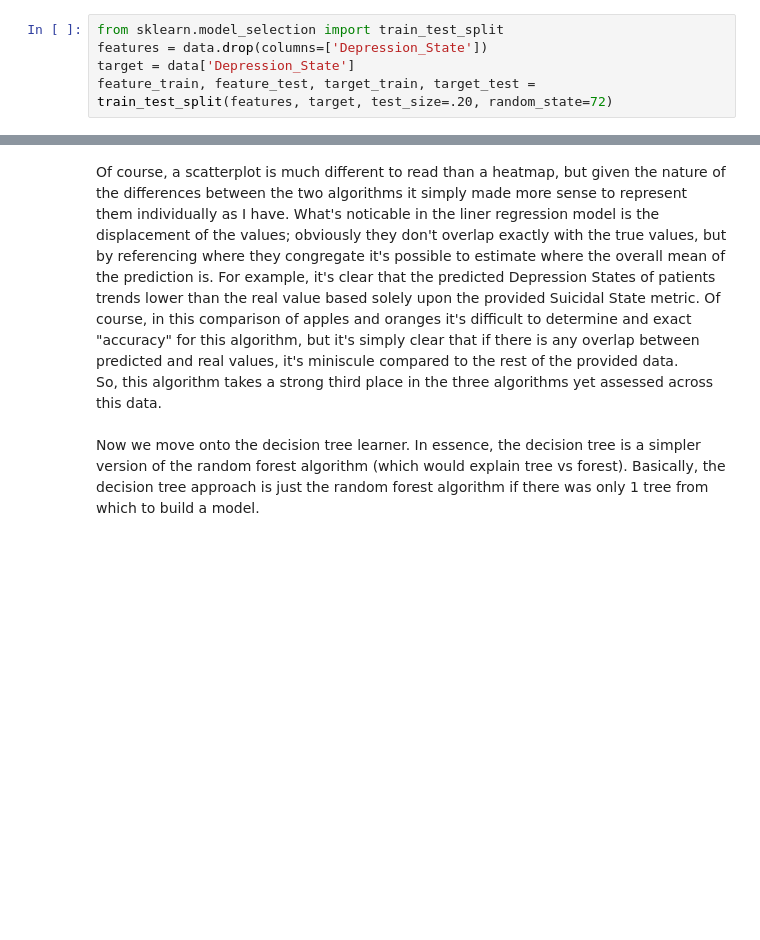
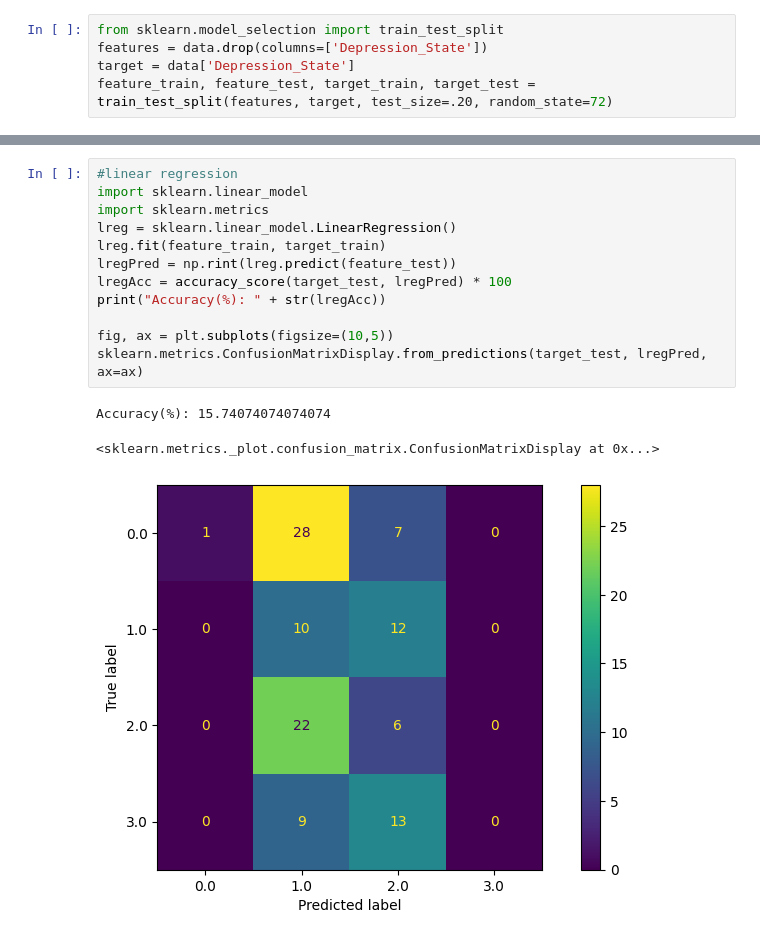
Before and after one commit to COSC5557/ml-algorithm-selection-arrangedcupid0, a Jupyter notebook: ml-optimizer.ipynb, the cells around one changed output, grey strips where cells are left out. Cells and saved outputs as stored; diff of their text form; blank space fills up the shorter version.

Commit message:
translated lreg to work with a heatmap, reworked markdowns so they actually make sense

```diff
--- a/ml-optimizer.ipynb
+++ b/ml-optimizer.ipynb
@@ -137,5 +92,16 @@ Text(0, 0.5, 'Depression State')
-# %% [markdown]
-Of course, a scatterplot is much different to read than a heatmap, but given the nature of the differences between the two algorithms it simply made more sense to represent them individually as I have. What's noticable in the liner regression model is the displacement of the values; obviously they don't overlap exactly with the true values, but by referencing where they congregate it's possible to estimate where the overall mean of the prediction is. For example, it's clear that the predicted Depression States of patients trends lower than the real value based solely upon the provided Suicidal State metric. Of course, in this comparison of apples and oranges it's difficult to determine and exact "accuracy" for this algorithm, but it's simply clear that if there is any overlap between predicted and real values, it's miniscule compared to the rest of the provided data.\
-So, this algorithm takes a strong third place in the three algorithms yet assessed across this data.\
-\
-Now we move onto the decision tree learner. In essence, the decision tree is a simpler version of the random forest algorithm (which would explain tree vs forest). Basically, the decision tree approach is just the random forest algorithm if there was only 1 tree from which to build a model.
+# %%
+#linear regression
+import sklearn.linear_model
+import sklearn.metrics
+lreg = sklearn.linear_model.LinearRegression()
+lreg.fit(feature_train, target_train)
+lregPred = np.rint(lreg.predict(feature_test))
+lregAcc = accuracy_score(target_test, lregPred) * 100
+print("Accuracy(%): " + str(lregAcc))
+
+fig, ax = plt.subplots(figsize=(10,5))
+sklearn.metrics.ConfusionMatrixDisplay.from_predictions(target_test, lregPred, ax=ax)
+# %% [output]
+Accuracy(%): 15.74074074074074
+<sklearn.metrics._plot.confusion_matrix.ConfusionMatrixDisplay at 0x...>
+[figure, added]
```
Also changed, not shown: parts of 15 cells of this notebook.
